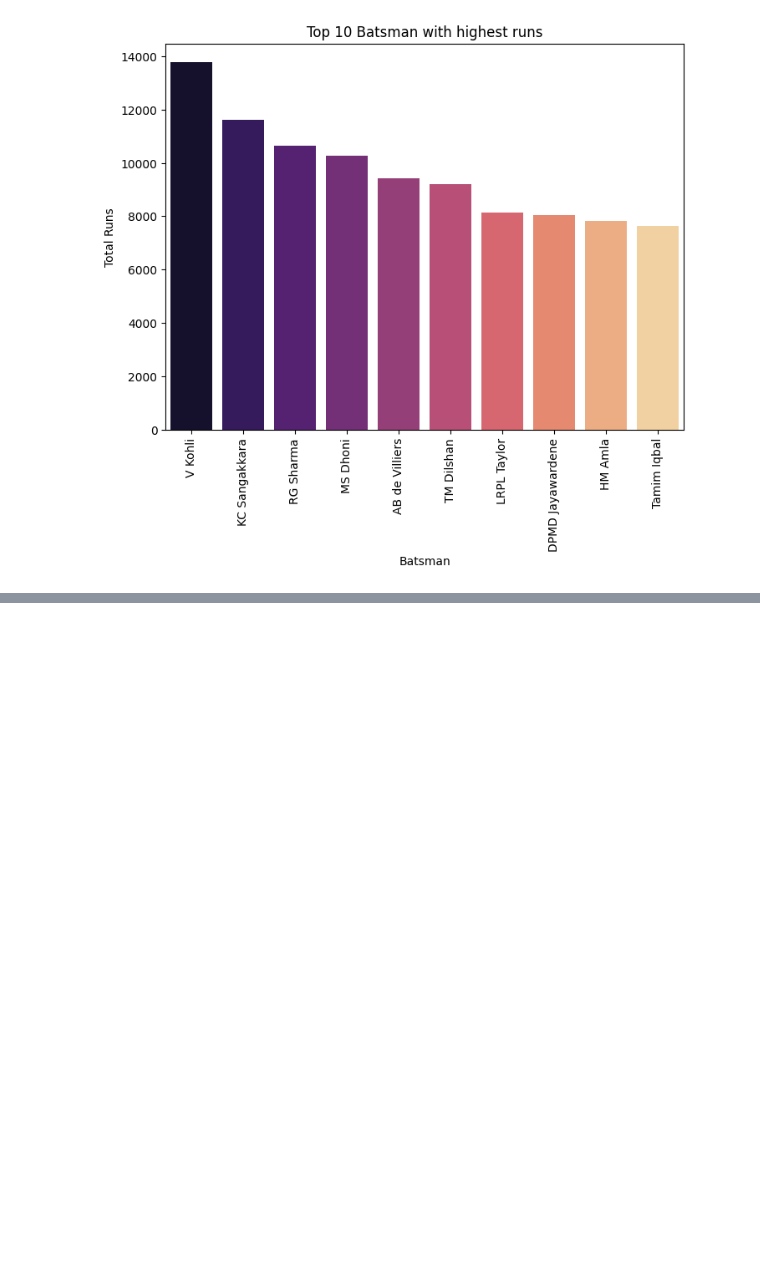
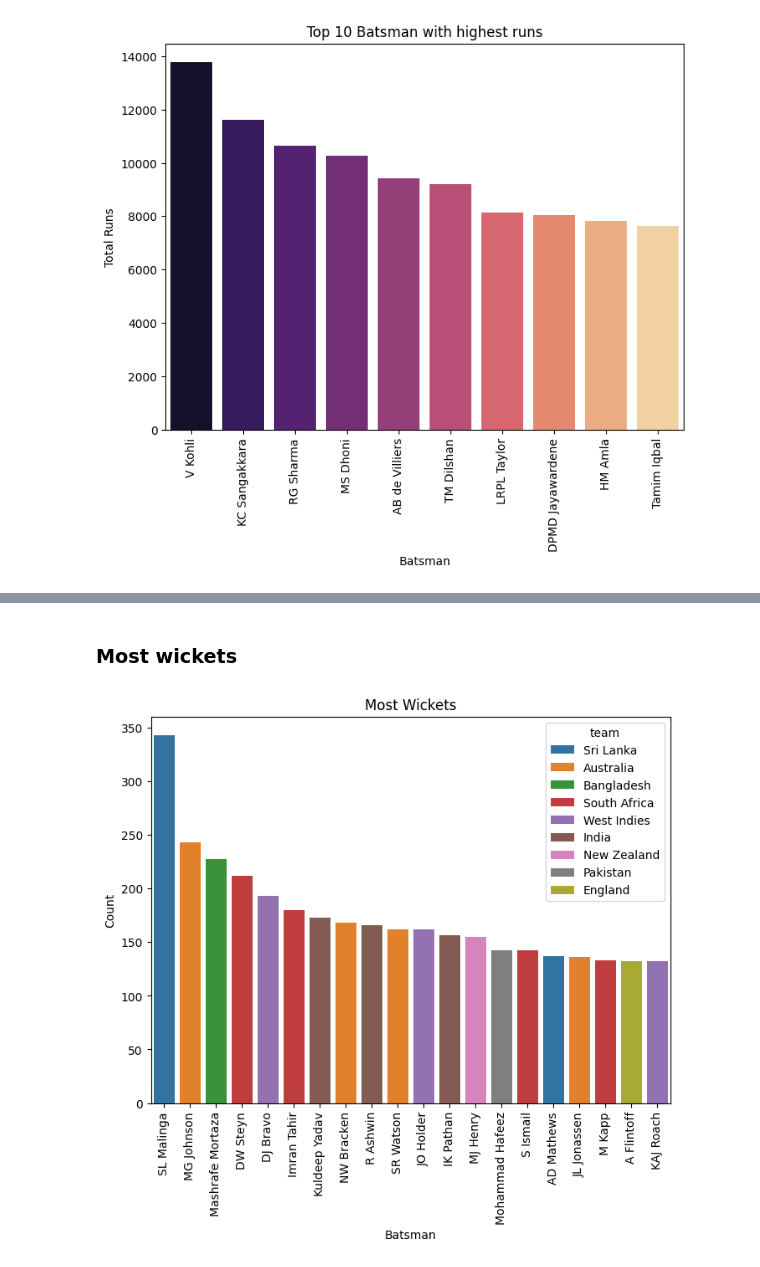
Before and after one commit to nitinlodhi019/ODI_Cricket_Data_Analysis, a Jupyter notebook: ODI_Cricket_Data_Analysis.ipynb, the cells around one changed output, grey strips where cells are left out. Drawn from its saved outputs; the diff is of its cells as text; code cells hidden in the pictures; blank space fills up the shorter version.

```diff
--- a/ODI_Cricket_Data_Analysis.ipynb
+++ b/ODI_Cricket_Data_Analysis.ipynb
@@ -145,0 +198,14 @@ plt.show()
+# %% [markdown]
+### Most wickets
+# %%
+most_wickets = batter.sort_values(by='total_wickets_taken', ascending=False).head(20)
+
+plt.figure(figsize=(8,6))
+sns.barplot(data=most_wickets, x=most_wickets['player_name'], y=most_wickets['total_wickets_taken'], hue = 'team')
+plt.title('Most Wickets')
+plt.xlabel('Batsman')
+plt.ylabel('Count')
+plt.xticks(rotation=90)
+plt.show()
+# %% [output]
+[figure, added]
```
Also changed, not shown: parts of 9 cells of this notebook.
